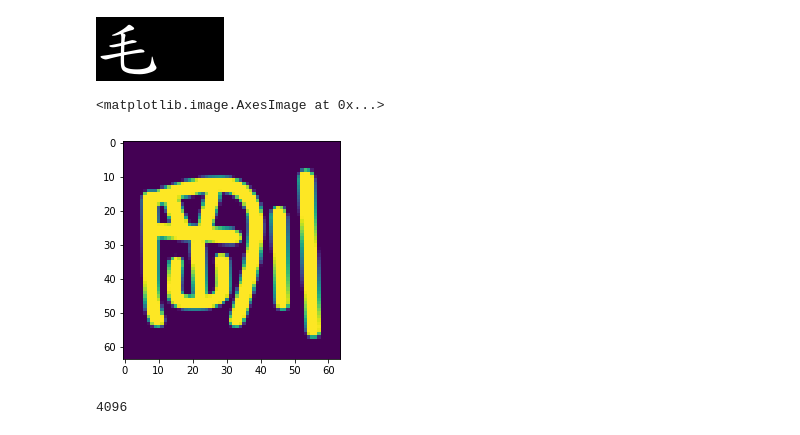
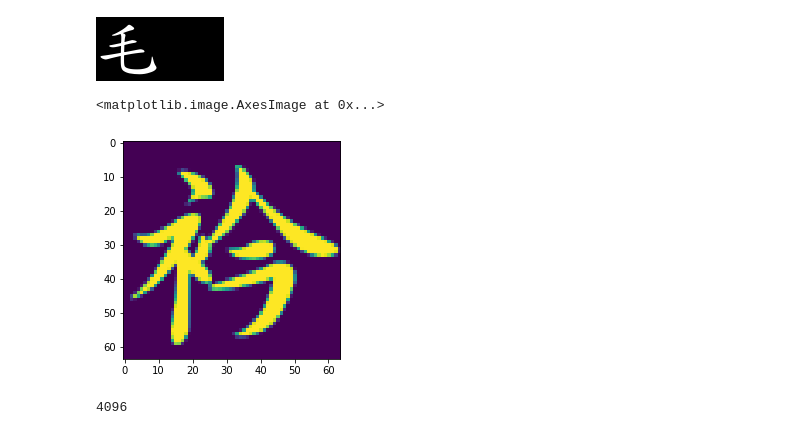
Before and after one commit to seantyh/eigenform, a Jupyter notebook: etc/10.01-char2bitmap.ipynb, the cells around one changed output. Cells and saved outputs as stored; diff of their text form; code cells hidden in the pictures.

```diff
--- a/etc/10.01-char2bitmap.ipynb
+++ b/etc/10.01-char2bitmap.ipynb
@@ -41,13 +41,13 @@ eigenform.text2bitmap(, im_dim=(64*2,64), font_path=eigenform.get_font_path("標
 # %%
 font_path = eigenform.get_font_path("隸書")
 # %%
-with (eigenform.get_data_dir()/"char_img_shao.pkl").open("rb") as fin:
+with (eigenform.get_data_dir()/"char_img_xing.pkl").open("rb") as fin:
     chars = pickle.load(fin)
 # %%
-plt.imshow(eigenform.recon(chars[:,699], img_h))
+plt.imshow(eigenform.recon(chars[:,6528], img_h))
 # %% [output]
 <matplotlib.image.AxesImage at 0x...>
-[figure, old version]
+[figure, new version]
 # %%
 mat.shape
 # %%
```
Also changed, not shown: 7 other files.
